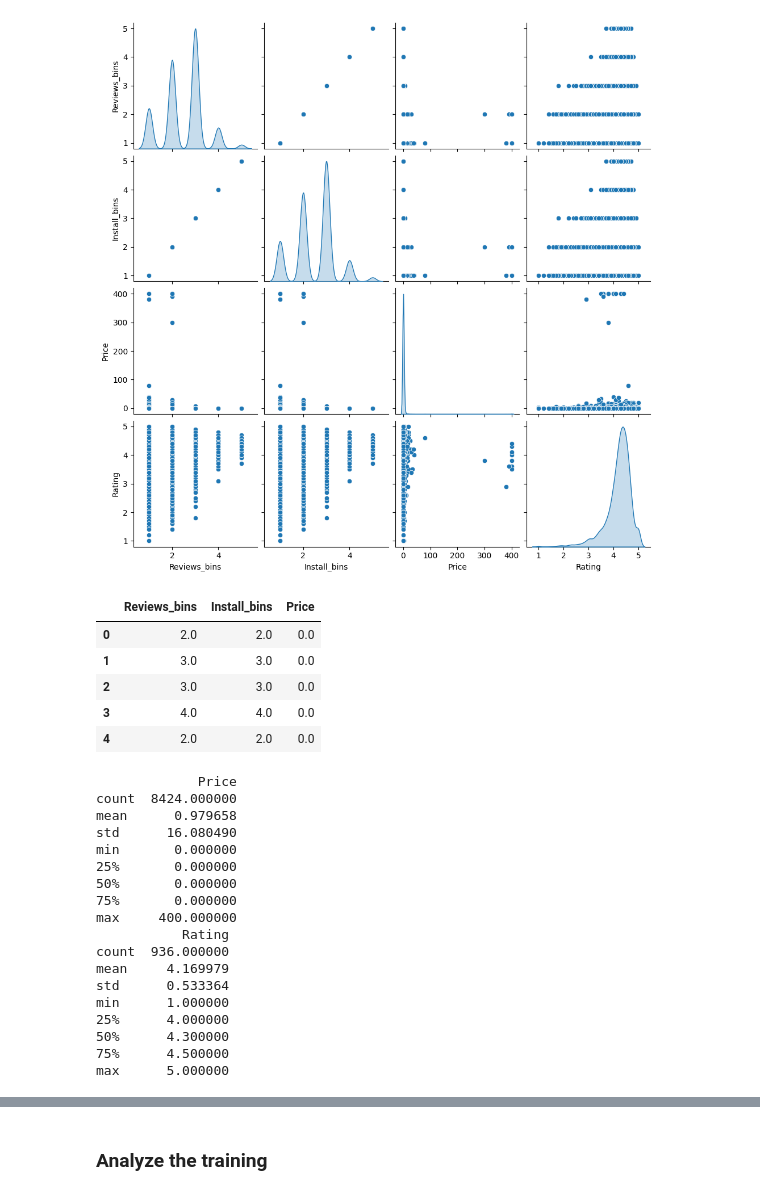
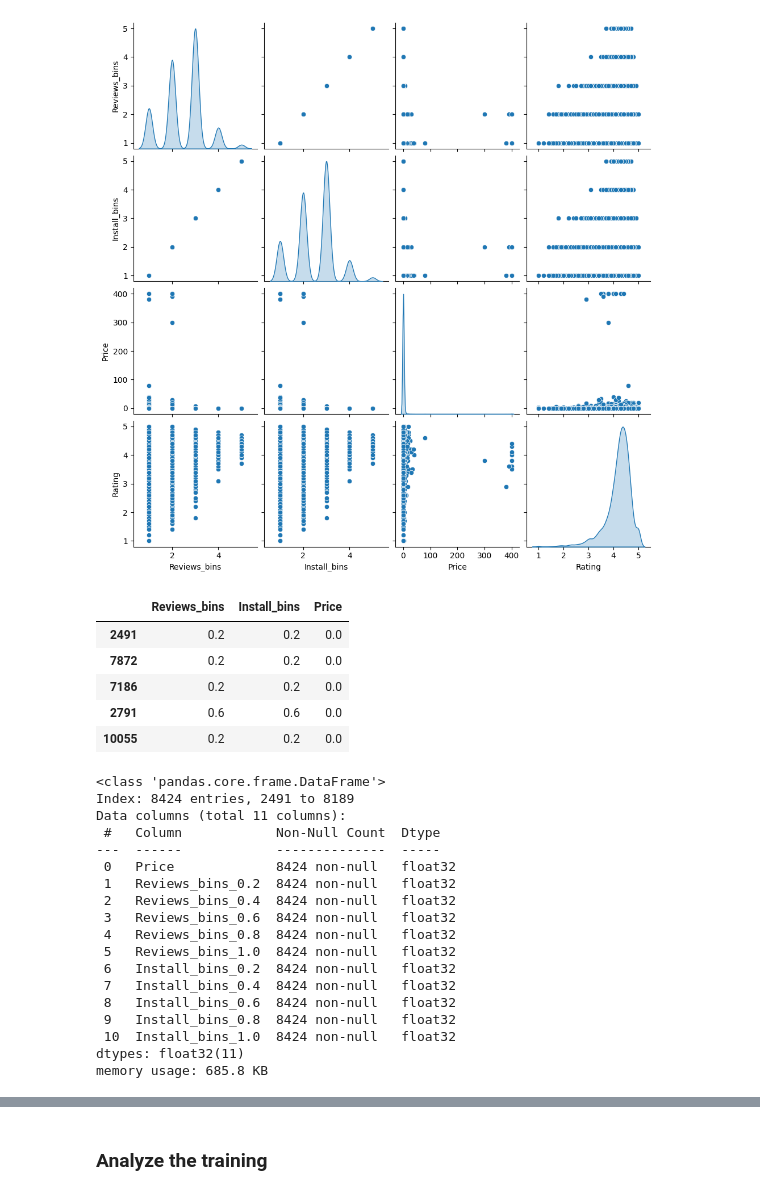
Before and after one commit to snajeebz/GoogleAppStoreDA, a Jupyter notebook: notebook1a804bb997.ipynb, the cells around one changed output, grey strips where cells are left out. Saved outputs shown, nothing was run; the diff lists cells and outputs as text; code cells hidden in the pictures.

```diff
--- a/notebook1a804bb997.ipynb
+++ b/notebook1a804bb997.ipynb
@@ -207,10 +209,10 @@ df['Installs']=df['Installs'].apply(lambda x: int(x))
 # %% [markdown]
 #### Now let's make a bin for Installs. The same needs to be done with reviews.
 # %%
-df['Install_bins'] = pd.cut(x=df['Installs'], bins=[0, 1000, 100000, 10000000,100000000,1000000000,], labels=[1,2,3,4,5])
+df['Install_bins'] = pd.cut(x=df['Installs'], bins=[-1, 1000, 100000, 10000000,100000000,1000000000,], labels=[1,2,3,4,5])
 df['Install_bins']=pd.to_numeric(df['Install_bins'], errors='raise')
 # Reviews Bins Might also be required
-df['Reviews_bins'] = pd.cut(x=df['Reviews'], bins=[0, 100, 10000, 100000,1000000,100000000,], labels=[1,2,3,4,5])
+df['Reviews_bins'] = pd.cut(x=df['Reviews'], bins=[-1, 100, 10000, 100000,1000000,100000000,], labels=[1,2,3,4,5])
 df['Reviews_bins']=pd.to_numeric(df['Install_bins'], errors='raise')
 
 df.info()
@@ -452,38 +491,41 @@ sns.pairplot(data=train,diag_kind='kde')
 <seaborn.axisgrid.PairGrid at 0x...>
 [figure]
 # %%
-X.head()
+X_train.head()
 # %% [output]
 |  | Reviews_bins | Install_bins | Price |
-| 0 | 2.0 | 2.0 | 0.0 |
-| 1 | 3.0 | 3.0 | 0.0 |
-| 2 | 3.0 | 3.0 | 0.0 |
-| 3 | 4.0 | 4.0 | 0.0 |
-| 4 | 2.0 | 2.0 | 0.0 |
+| 2491 | 0.2 | 0.2 | 0.0 |
+| 7872 | 0.2 | 0.2 | 0.0 |
+| 7186 | 0.2 | 0.2 | 0.0 |
+| 2791 | 0.6 | 0.6 | 0.0 |
+| 10055 | 0.2 | 0.2 | 0.0 |
 # %%
 # Let's convert it into classification Data
 
-X=pd.get_dummies(X,columns=['Reviews_bins', 'Install_bins'])
+
+X_train=pd.get_dummies(X_train,columns=['Reviews_bins', 'Install_bins'])
+X_test=pd.get_dummies(X_test,columns=['Reviews_bins', 'Install_bins'])
+X_train = pd.DataFrame(X_train).astype('float32')
+X_test = pd.DataFrame(X_test).astype('float32')
 #y=pd.get_dummies(y,columns=['Rating'])
-X_train,X_test,y_train, y_test=train_test_split(X,y,train_size=0.9, random_state=42)
-print(X_train.describe())
-print(y_test.describe())
+
+X_train.info()
 # %% [output]
-             Price
-count  8424.000000
-mean      0.979658
-std      16.080490
-min       0.000000
-25%       0.000000
-50%       0.000000
-75%       0.000000
-max     400.000000
-           Rating
-count  936.000000
-mean     4.169979
-std      0.533364
-min      1.000000
-25%      4.000000
-50%      4.300000
-75%      4.500000
-max      5.000000
+<class 'pandas.core.frame.DataFrame'>
+Index: 8424 entries, 2491 to 8189
+Data columns (total 11 columns):
+ #   Column            Non-Null Count  Dtype
+---  ------            --------------  -----
+ 0   Price             8424 non-null   float32
+ 1   Reviews_bins_0.2  8424 non-null   float32
+ 2   Reviews_bins_0.4  8424 non-null   float32
+ 3   Reviews_bins_0.6  8424 non-null   float32
+ 4   Reviews_bins_0.8  8424 non-null   float32
+ 5   Reviews_bins_1.0  8424 non-null   float32
+ 6   Install_bins_0.2  8424 non-null   float32
+ 7   Install_bins_0.4  8424 non-null   float32
+ 8   Install_bins_0.6  8424 non-null   float32
+ 9   Install_bins_0.8  8424 non-null   float32
+ 10  Install_bins_1.0  8424 non-null   float32
+dtypes: float32(11)
+memory usage: 685.8 KB
```
Also changed, not shown: parts of 17 cells of this notebook.
